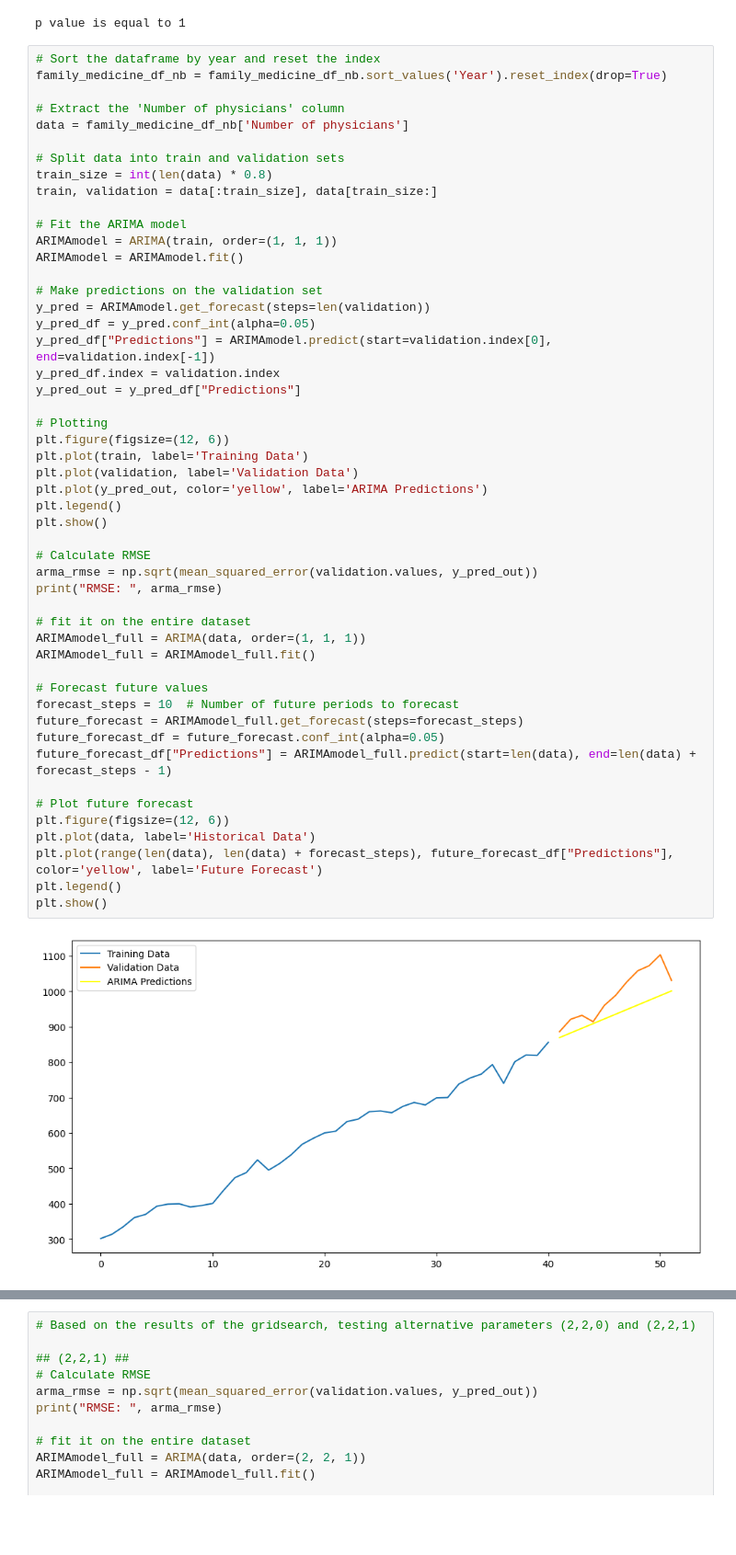
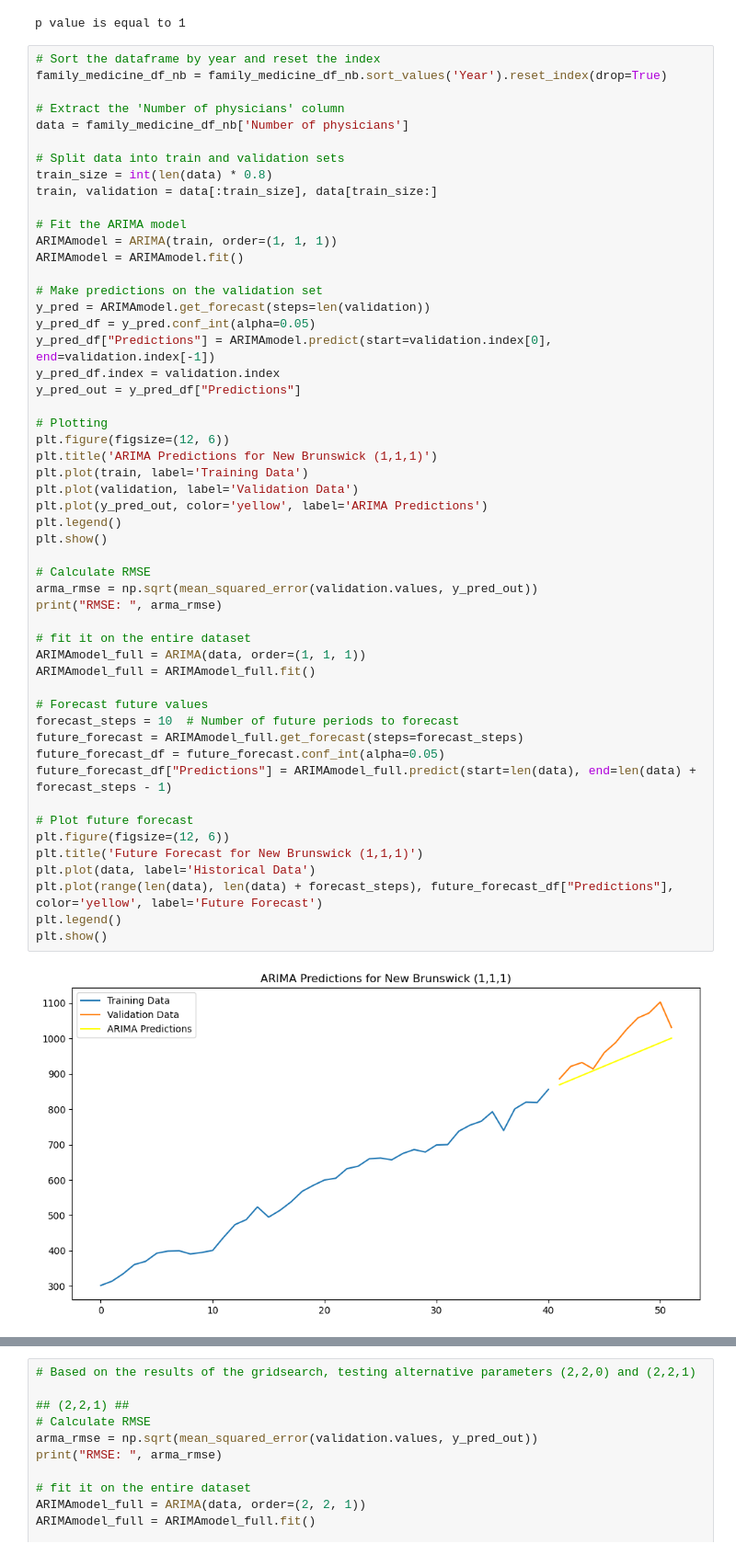
Before and after one commit to MLForbes01/ISP-ACENET, a Jupyter notebook: ISP_notebook.ipynb, the cells around one changed output, grey strips where cells are left out. Shown at 92% size. Drawn from its saved outputs; the diff is of its cells as text; blank space fills up the shorter version.

```diff
--- a/ISP_notebook.ipynb
+++ b/ISP_notebook.ipynb
@@ -551,32 +613,34 @@ y_pred_out = y_pred_df["Predictions"]
 
 # Plotting
 plt.figure(figsize=(12, 6))
+plt.title('ARIMA Predictions for New Brunswick (1,1,1)')
 plt.plot(train, label='Training Data')
 plt.plot(validation, label='Validation Data')
 plt.plot(y_pred_out, color='yellow', label='ARIMA Predictions')
 plt.legend()
 plt.show()
 
 # Calculate RMSE
 arma_rmse = np.sqrt(mean_squared_error(validation.values, y_pred_out))
 print("RMSE: ", arma_rmse)
 
 # fit it on the entire dataset
 ARIMAmodel_full = ARIMA(data, order=(1, 1, 1))
 ARIMAmodel_full = ARIMAmodel_full.fit()
 
 # Forecast future values
 forecast_steps = 10  # Number of future periods to forecast
 future_forecast = ARIMAmodel_full.get_forecast(steps=forecast_steps)
 future_forecast_df = future_forecast.conf_int(alpha=0.05)
 future_forecast_df["Predictions"] = ARIMAmodel_full.predict(start=len(data), end=len(data) + forecast_steps - 1)
 
 # Plot future forecast
 plt.figure(figsize=(12, 6))
+plt.title('Future Forecast for New Brunswick (1,1,1)')
 plt.plot(data, label='Historical Data')
 plt.plot(range(len(data), len(data) + forecast_steps), future_forecast_df["Predictions"], color='yellow', label='Future Forecast')
 plt.legend()
 plt.show()
 # %% [output]
-[figure, old version]
+[figure, new version]
 RMSE:  65.01411891897584
```
Also changed, not shown: parts of 9 cells of this notebook.
